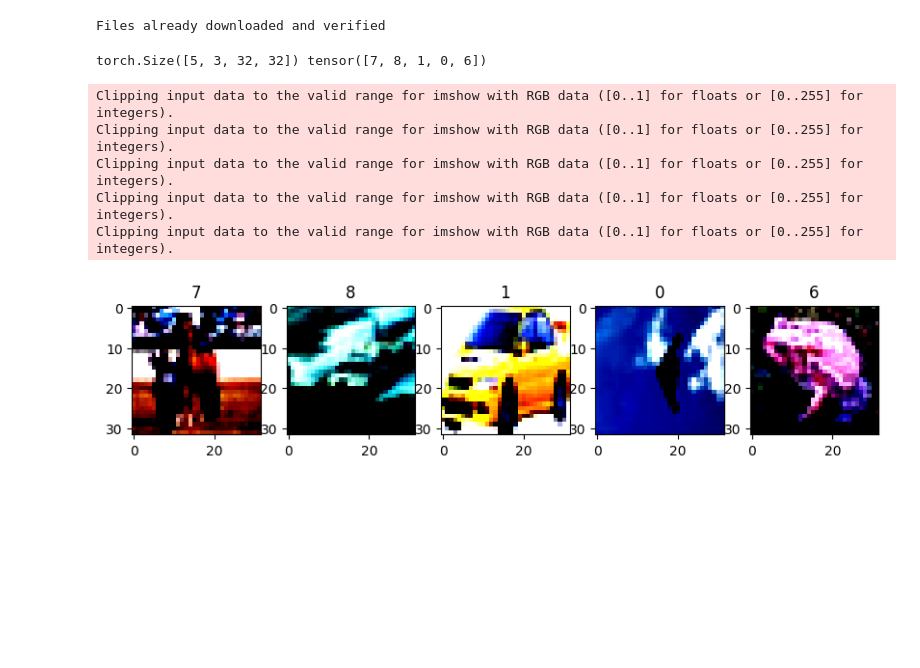
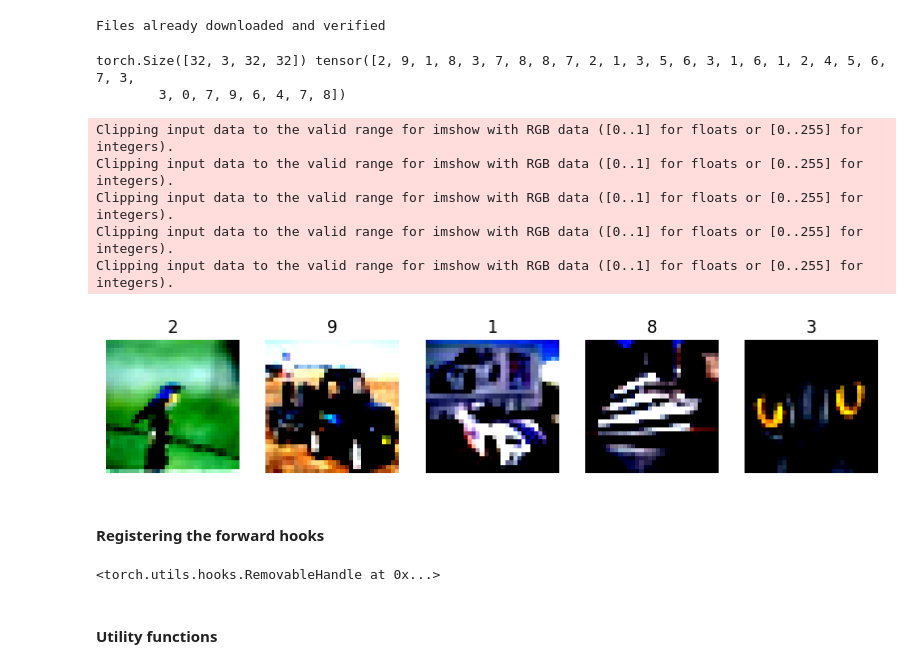
Before and after one commit to Aayush2492/knowledge-distillation-pytorch, a Jupyter notebook: load.ipynb, the cells around one changed output. Cells and saved outputs as stored; diff of their text form; code cells hidden in the pictures; blank space fills up the shorter version.

```diff
--- a/load.ipynb
+++ b/load.ipynb
@@ -46,26 +48,26 @@ train_transformer = transforms.Compose([
         ])
 
 trainset = torchvision.datasets.CIFAR10(root='./data-cifar10', train=True, download=True, transform=train_transformer)
-trainloader = torch.utils.data.DataLoader(trainset, batch_size=5, shuffle=True)
+trainloader = torch.utils.data.DataLoader(trainset, batch_size=32, shuffle=True)
 # %% [output]
 Files already downloaded and verified
-# %%
-train_batch, labels_batch = next(iter(trainloader))
-print(train_batch.shape, labels_batch)
-# %% [output]
-torch.Size([5, 3, 32, 32]) tensor([7, 8, 1, 0, 6])
 # %%
-fig, ax = plt.subplots(1, train_batch.shape[0], figsize=(10, 10))
-for i in range(train_batch.shape[0]):
-    ax[i].imshow(train_batch[i].numpy().transpose(1, 2, 0))
-    ax[i].set_title(labels_batch[i].item())
+sample_train_batch, smaple_labels_batch = next(iter(trainloader))
+print(sample_train_batch.shape, smaple_labels_batch)
+fig, ax = plt.subplots(1, 5, figsize=(10, 10))
+for i in range(5):
+    ax[i].imshow(sample_train_batch[i].numpy().transpose(1, 2, 0))
+    ax[i].set_title(smaple_labels_batch[i].item())
+    ax[i].axis('off')
 # %% [output]
-Clipping input data to the valid range for imshow with RGB data ([0..1] for floats or [0..255] for integers).
-Clipping input data to the valid range for imshow with RGB data ([0..1] for floats or [0..255] for integers).
-Clipping input data to the valid range for imshow with RGB data ([0..1] for floats or [0..255] for integers).
-Clipping input data to the valid range for imshow with RGB data ([0..1] for floats or [0..255] for integers).
-Clipping input data to the valid range for imshow with RGB data ([0..1] for floats or [0..255] for integers).
+torch.Size([32, 3, 32, 32]) tensor([2, 9, 1, 8, 3, 7, 8, 8, 7, 2, 1, 3, 5, 6, 3, 1, 6, 1, 2, 4, 5, 6, 7, 3,
+        3, 0, 7, 9, 6, 4, 7, 8])
+Clipping input data to the valid range for imshow with RGB data ([0..1] for floats or [0..255] for integers).
+Clipping input data to the valid range for imshow with RGB data ([0..1] for floats or [0..255] for integers).
+Clipping input data to the valid range for imshow with RGB data ([0..1] for floats or [0..255] for integers).
+Clipping input data to the valid range for imshow with RGB data ([0..1] for floats or [0..255] for integers).
+Clipping input data to the valid range for imshow with RGB data ([0..1] for floats or [0..255] for integers).
-[figure, old version]
+[figure, new version]
 # %%
 # for name, param in wrn.named_parameters():
 #     print(name, param.shape)
@@ -79,2 +81,19 @@ Clipping input data to the valid range for imshow with RGB data ([0..1] for floa
+# %% [markdown]
+#### Registering the forward hooks
+# %%
+# register forward hook before the average pooling layer
+activation = {}
+def get_activation(name):
+    def hook(model, input, output):
+        activation[name] = output.detach()
+    return hook
+
+# adding forward hook to the penultimate relu layer to the student and teacher model
+resnet18.layer4[1].shortcut.register_forward_hook(get_activation('shortcut'))
+wrn.relu.register_forward_hook(get_activation('relu'))
+# %% [output]
+<torch.utils.hooks.RemovableHandle at 0x...>
+# %% [markdown]
+#### Utility functions
 # %%
 # these are the weights we will use for class activation mapping
```
Also changed, not shown: parts of 19 cells of this notebook.
